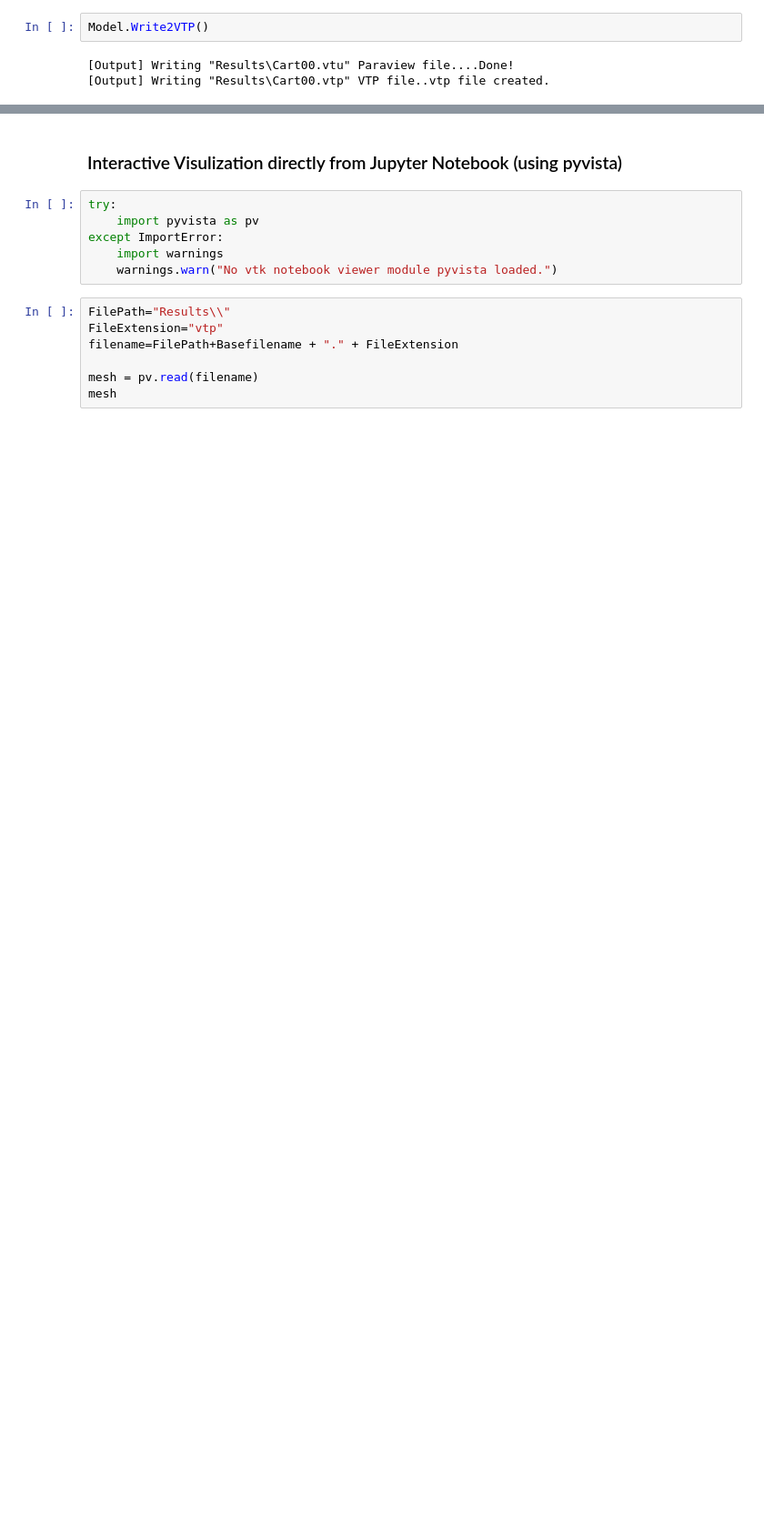
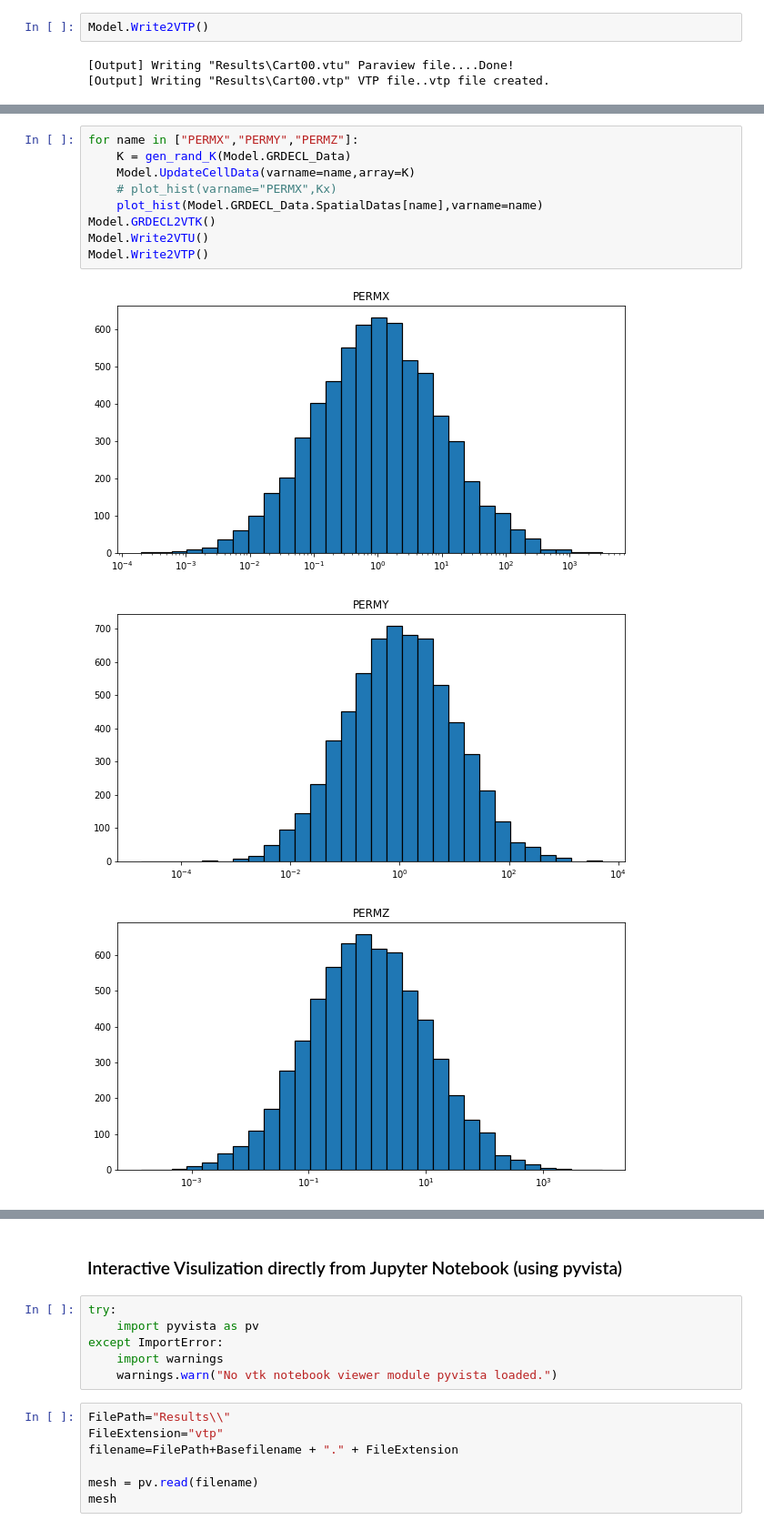
Before and after one commit to BinWang0213/PyGRDECL, a Jupyter notebook: Example_GettingStart.ipynb, the cells around one changed output, grey strips where cells are left out. Shown at 91% size. Saved outputs shown, nothing was run; the diff lists cells and outputs as text; blank space fills up the shorter version.

```diff
--- a/Example_GettingStart.ipynb
+++ b/Example_GettingStart.ipynb
@@ -84,0 +113,13 @@ Model.Write2VTP()
+# %%
+for name in ["PERMX","PERMY","PERMZ"]:
+    K = gen_rand_K(Model.GRDECL_Data)
+    Model.UpdateCellData(varname=name,array=K)
+    # plot_hist(varname="PERMX",Kx)
+    plot_hist(Model.GRDECL_Data.SpatialDatas[name],varname=name)
+Model.GRDECL2VTK()
+Model.Write2VTU()
+Model.Write2VTP()
+# %% [output]
+[figure, added]
+[figure, added]
+[figure, added]
```
Also changed, not shown: parts of 9 cells of this notebook, 2 other files.
